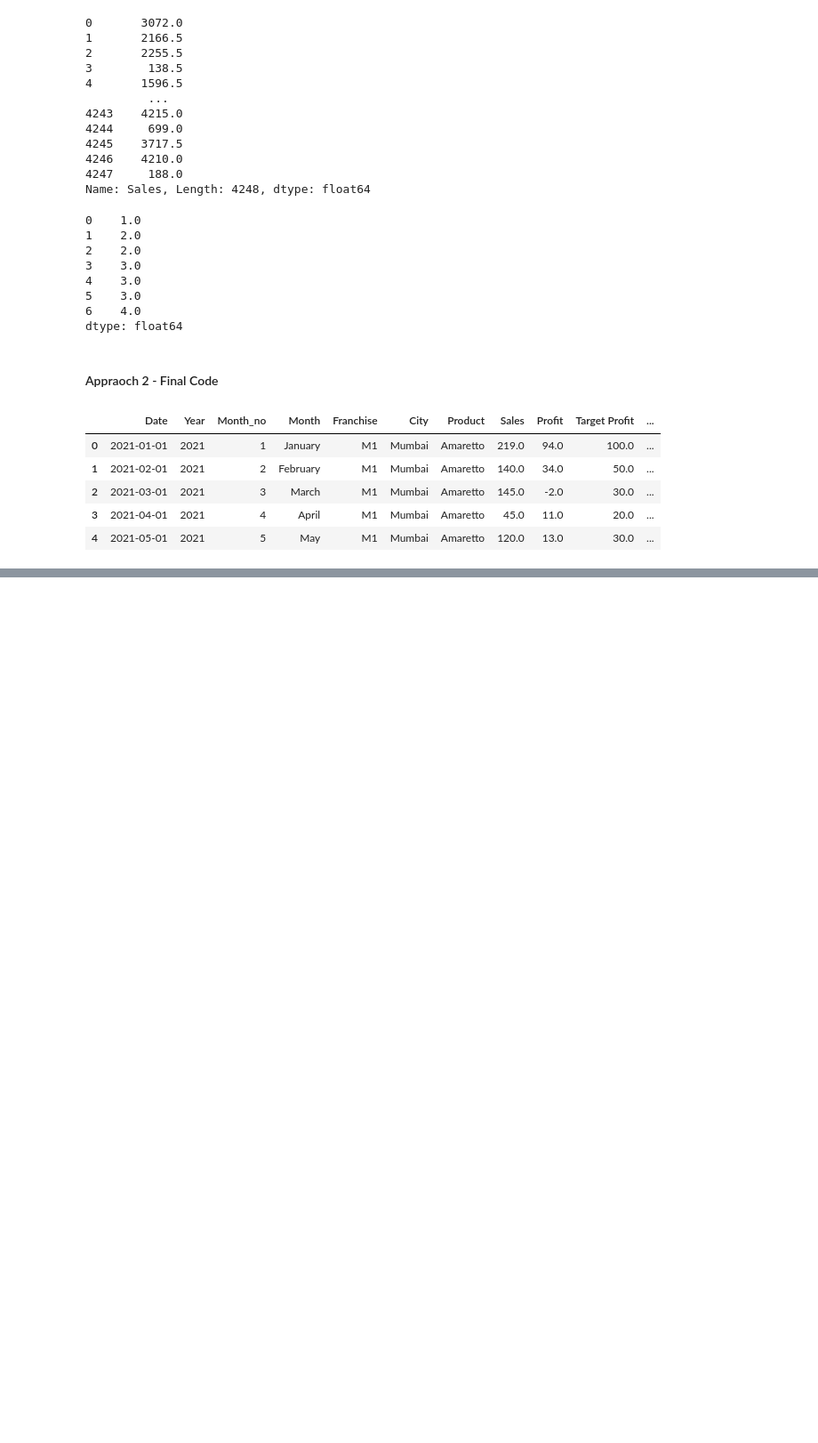
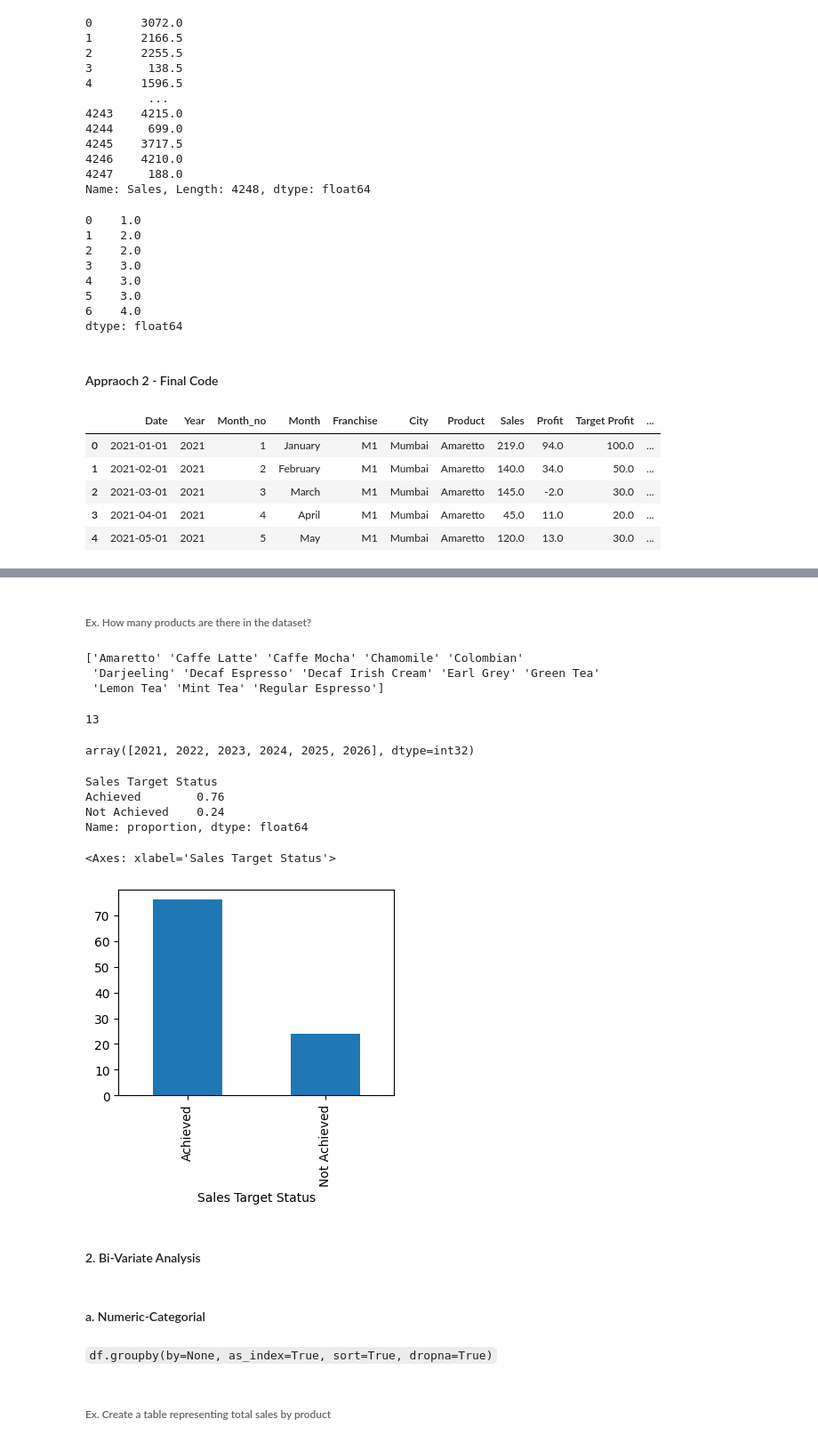
Before and after one commit to knowledge-corner/Optum_Global_nov_24, a Jupyter notebook: Day - 3.ipynb, the cells around one changed output, grey strips where cells are left out. Shown at 89% size. Saved outputs shown, nothing was run; the diff lists cells and outputs as text; code cells hidden in the pictures; blank space fills up the shorter version.

```diff
--- a/Day - 3.ipynb
+++ b/Day - 3.ipynb
@@ -419,6 +419,16 @@ dtype: float64
 # %% [markdown]
 #### Appraoch 2 - Final Code
 # %%
+import numpy as np
+import pandas as pd
+import matplotlib.pyplot as plt
+import seaborn as sns
+
+plt.rcParams["figure.figsize"] = (4, 3)
+plt.rcParams['xtick.labelsize'] = 6 # Default x-tick label size
+plt.rcParams['ytick.labelsize'] = 6
+plt.rcParams['axes.titlesize'] = 8
+
 df = pd.read_csv(r"./datasets/coffee_sales.csv", header=3)
 df.dropna(axis = 1, how = "all", inplace=True)  # drops eniter null col
 df.dropna(axis = 0, how = "all", inplace=True)  # drops entire null row
@@ -473,0 +466,36 @@ Name: proportion, dtype: float64
+# %% [markdown]
+###### Ex. How many products are there in the dataset?
+# %%
+print(df.Product.unique())
+# %% [output]
+['Amaretto' 'Caffe Latte' 'Caffe Mocha' 'Chamomile' 'Colombian'
+ 'Darjeeling' 'Decaf Espresso' 'Decaf Irish Cream' 'Earl Grey' 'Green Tea'
+ 'Lemon Tea' 'Mint Tea' 'Regular Espresso']
+# %%
+df.Product.unique().size
+# %% [output]
+13
+# %%
+df.Year.unique() # The data ranges from year 2021 to 2026
+# %% [output]
+array([2021, 2022, 2023, 2024, 2025, 2026], dtype=int32)
+# %%
+df["Sales Target Status"].value_counts(normalize=True).round(2)
+# %% [output]
+Sales Target Status
+Achieved        0.76
+Not Achieved    0.24
+Name: proportion, dtype: float64
+# %%
+(np.round(df["Sales Target Status"].value_counts(normalize=True), 2)*100).plot(kind = "bar")
+# %% [output]
+<Axes: xlabel='Sales Target Status'>
+[figure, added]
+# %% [markdown]
+#### 2. Bi-Variate Analysis
+# %% [markdown]
+#### a. Numeric-Categorial
+# %% [markdown]
+`df.groupby(by=None, as_index=True, sort=True, dropna=True)`
+# %% [markdown]
+###### Ex. Create a table representing total sales by product
```
Also changed, not shown: parts of 36 cells of this notebook, 3 other files.
